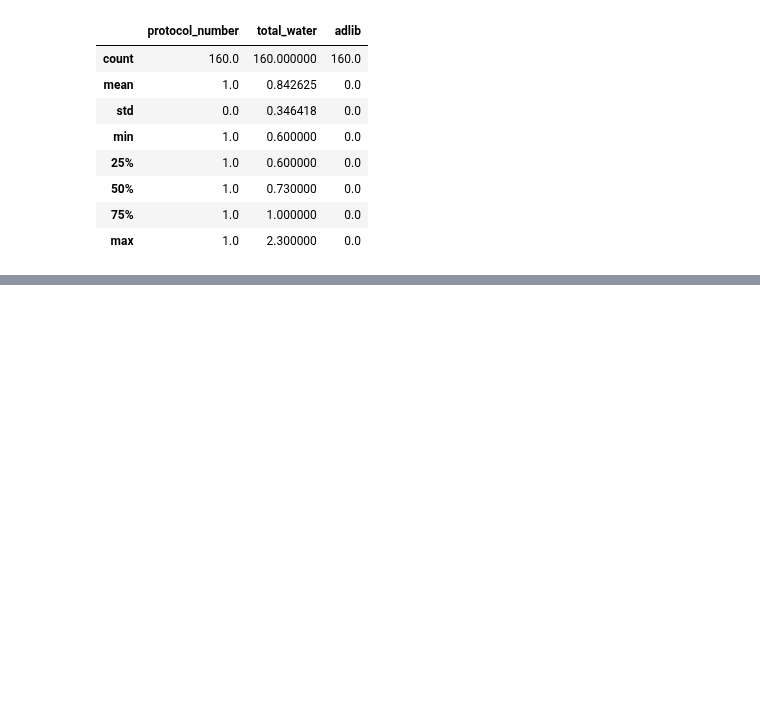
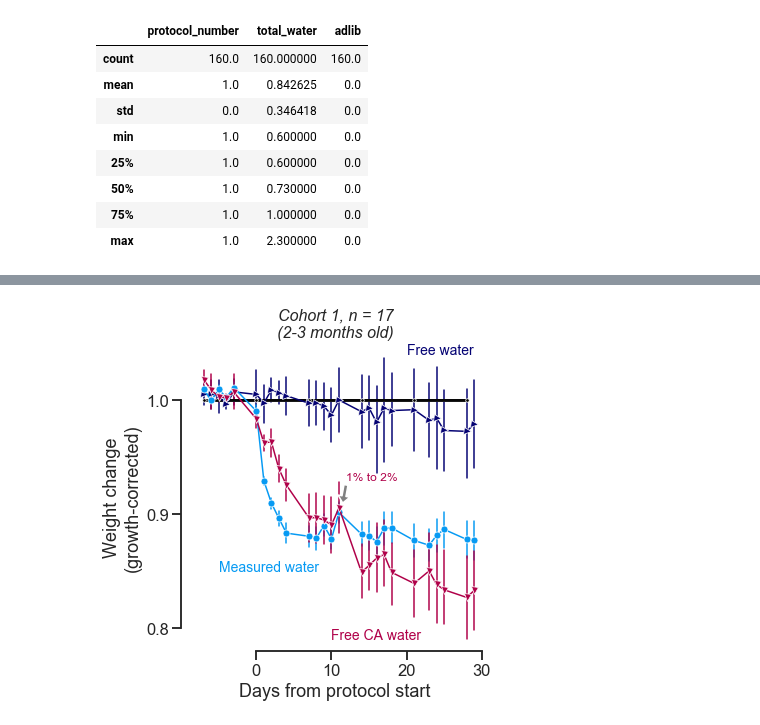
Before and after one commit to int-brain-lab/citricAcid, a Jupyter notebook: thirst_ccu.ipynb, the cells around one changed output, grey strips where cells are left out. Drawn from its saved outputs; the diff is of its cells as text; code cells hidden in the pictures; blank space fills up the shorter version.

```diff
--- a/thirst_ccu.ipynb
+++ b/thirst_ccu.ipynb
@@ -334,0 +401,37 @@ water_measured.describe()
+# %%
+palette = sns.xkcd_palette(['black', 'deep blue', 'azure', 'raspberry'])
+hue_order = ['Jax', 'Free water', 'Measured water', 'Citric Acid']
+
+f, ax = plt.subplots(ncols=3, nrows=1, gridspec_kw=dict(width_ratios=[3, 0.75, 1]), figsize=(9, 6))
+sns.set(style="ticks", context="talk")
+
+# make black line thicker
+sns.lineplot(x="session_day", y="growth_corrected_weight", estimator=np.mean, err_style='bars',
+             style='condition', marker=None,
+             ci=None, color='k', data=normalized_growth[normalized_growth.condition == 'Jax'],
+             ax=ax[0], legend=False, linewidth=3)
+
+sns.lineplot(x="session_day", y="growth_corrected_weight", estimator=np.mean, err_style='bars',
+             style='condition', markers={'Jax':'.', 'Free water':'>', 'Measured water':'o', 'Citric Acid':'v'},
+             dashes=False, markersize=7,
+             ci=68, hue="condition", data=normalized_growth, ax=ax[0], legend=False,
+            palette=palette, hue_order=hue_order, linewidth=1.5,
+            err_kws={'elinewidth':1.5})
+ax[0].set_xlabel("Days from protocol start")
+ax[0].set_ylabel("Weight change\n(growth-corrected)")
+ax[0].set(ylim=[0.78, 1.05], yticks=[0.8, 0.9, 1], xticks=[0, 10, 20, 30], xlim=[-10, 31])
+# ax[0].text(-5, 1.14,'Expected growth\nC57BL/6J', {'color':palette[0], 'fontsize':14})
+ax[0].text(20, 1.04,'Free water', {'color':palette[1], 'fontsize':14})
+ax[0].text(-5, 0.85,'Measured water', {'color':palette[2], 'fontsize':14})
+#ax[0].text(-2, 0.81,'40 $\mu$L/g/day', {'color':palette[2], 'fontsize':16})
+ax[0].text(10, 0.79,'Free CA water', {'color':palette[3], 'fontsize':14})
+ax[0].annotate('1% to 2%', xy=(11.5, 0.91), xytext=(12, 0.93), color=palette[3], fontsize=12,
+              arrowprops=dict(facecolor='grey', shrink=0, headlength=7))
+ax[0].set_title('Cohort 1, n = 17\n(2-3 months old)', fontsize=16, fontstyle='italic')
+sns.despine(trim=True)
+ax[1].set_axis_off()
+ax[2].set_axis_off()
+f.tight_layout()
+f.savefig(os.path.join(figpath, "ccu_weights_growthcorrected.pdf"))
+# %% [output]
+[figure, added]
```
Also changed, not shown: parts of 9 cells of this notebook, 11 other files.
